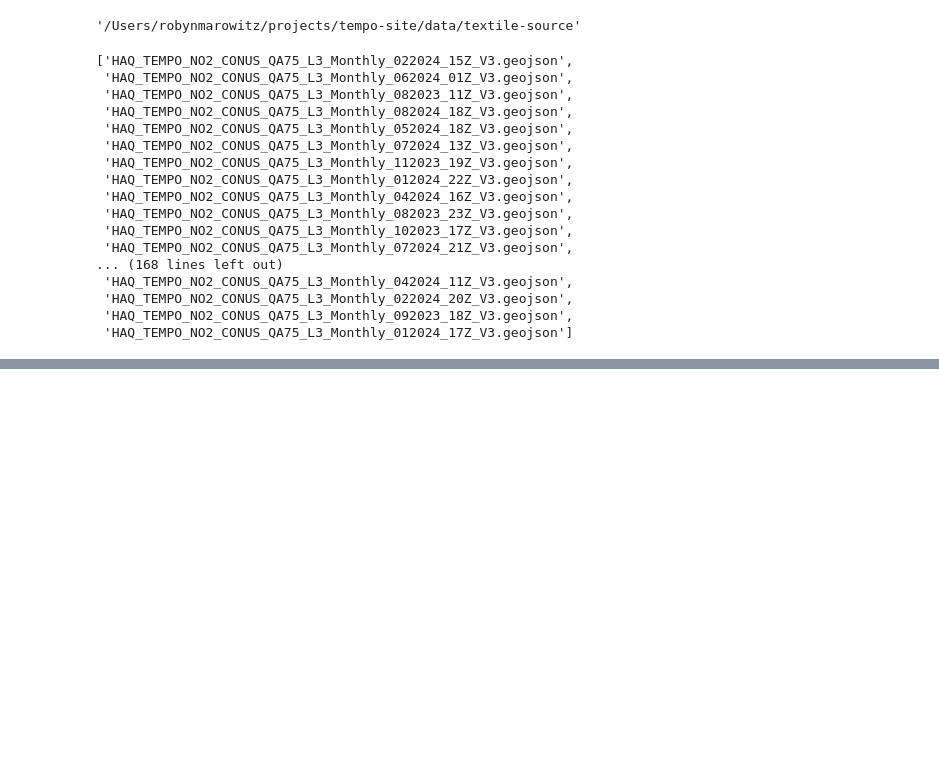
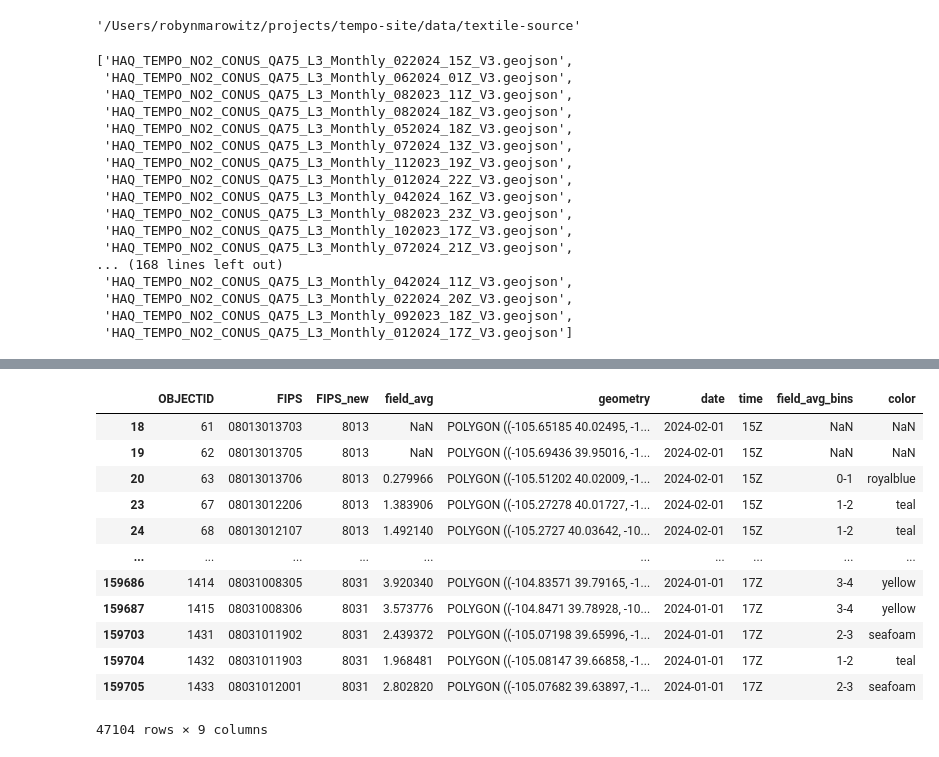
Before and after one commit to sararunkel/tempo-site, a Jupyter notebook: data/textile-source/textile_pattern_data.ipynb, the cells around one changed output, grey strips where cells are left out. Cells and saved outputs as stored; diff of their text form; code cells hidden in the pictures; blank space fills up the shorter version.

```diff
--- a/data/textile-source/textile_pattern_data.ipynb
+++ b/data/textile-source/textile_pattern_data.ipynb
@@ -96,0 +168,10 @@ joined_gdf.head()
+# %%
+color_map = {
+    '0-1': 'royalblue',
+    '1-2': 'teal',
+    '2-3': 'seafoam',  # may need to specify a hex code for 'seafoam', e.g., '#9FE2BF'
+    '3-4': 'yellow',
+    '4-5': 'orange',
+    '5-6': 'salmon',
+    '6+': 'maroon'  # Highest value
+}
@@ -96,0 +187,17 @@ joined_gdf.head()
+# %%
+filtered_gdf['color'] = filtered_gdf['field_avg_bins'].map(color_map)
+filtered_gdf
+# %% [output]
+|  | OBJECTID | FIPS | FIPS_new | field_avg | geometry | date | time | field_avg_bins | color |
+| 18 | 61 | 08013013703 | 8013 | NaN | POLYGON ((-105.65185 40.02495, -1... | 2024-02-01 | 15Z | NaN | NaN |
+| 19 | 62 | 08013013705 | 8013 | NaN | POLYGON ((-105.69436 39.95016, -1... | 2024-02-01 | 15Z | NaN | NaN |
+| 20 | 63 | 08013013706 | 8013 | 0.279966 | POLYGON ((-105.51202 40.02009, -1... | 2024-02-01 | 15Z | 0-1 | royalblue |
+| 23 | 67 | 08013012206 | 8013 | 1.383906 | POLYGON ((-105.27278 40.01727, -1... | 2024-02-01 | 15Z | 1-2 | teal |
+| 24 | 68 | 08013012107 | 8013 | 1.492140 | POLYGON ((-105.2727 40.03642, -10... | 2024-02-01 | 15Z | 1-2 | teal |
+| ... | ... | ... | ... | ... | ... | ... | ... | ... | ... |
+| 159686 | 1414 | 08031008305 | 8031 | 3.920340 | POLYGON ((-104.83571 39.79165, -1... | 2024-01-01 | 17Z | 3-4 | yellow |
+| 159687 | 1415 | 08031008306 | 8031 | 3.573776 | POLYGON ((-104.8471 39.78928, -10... | 2024-01-01 | 17Z | 3-4 | yellow |
+| 159703 | 1431 | 08031011902 | 8031 | 2.439372 | POLYGON ((-105.07198 39.65996, -1... | 2024-01-01 | 17Z | 2-3 | seafoam |
+| 159704 | 1432 | 08031011903 | 8031 | 1.968481 | POLYGON ((-105.08147 39.66858, -1... | 2024-01-01 | 17Z | 1-2 | teal |
+| 159705 | 1433 | 08031012001 | 8031 | 2.802820 | POLYGON ((-105.07682 39.63897, -1... | 2024-01-01 | 17Z | 2-3 | seafoam |
+47104 rows × 9 columns
```
Also changed, not shown: parts of 14 cells of this notebook, 2 other files.
